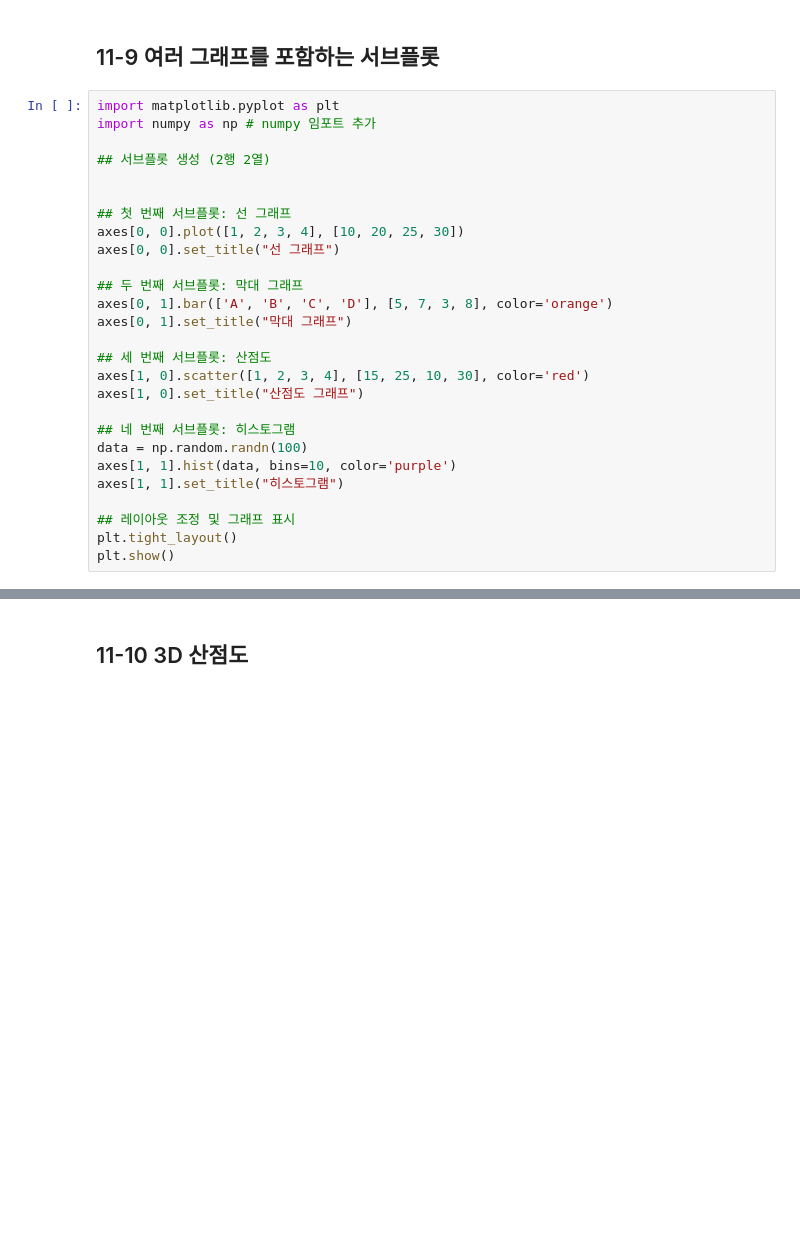
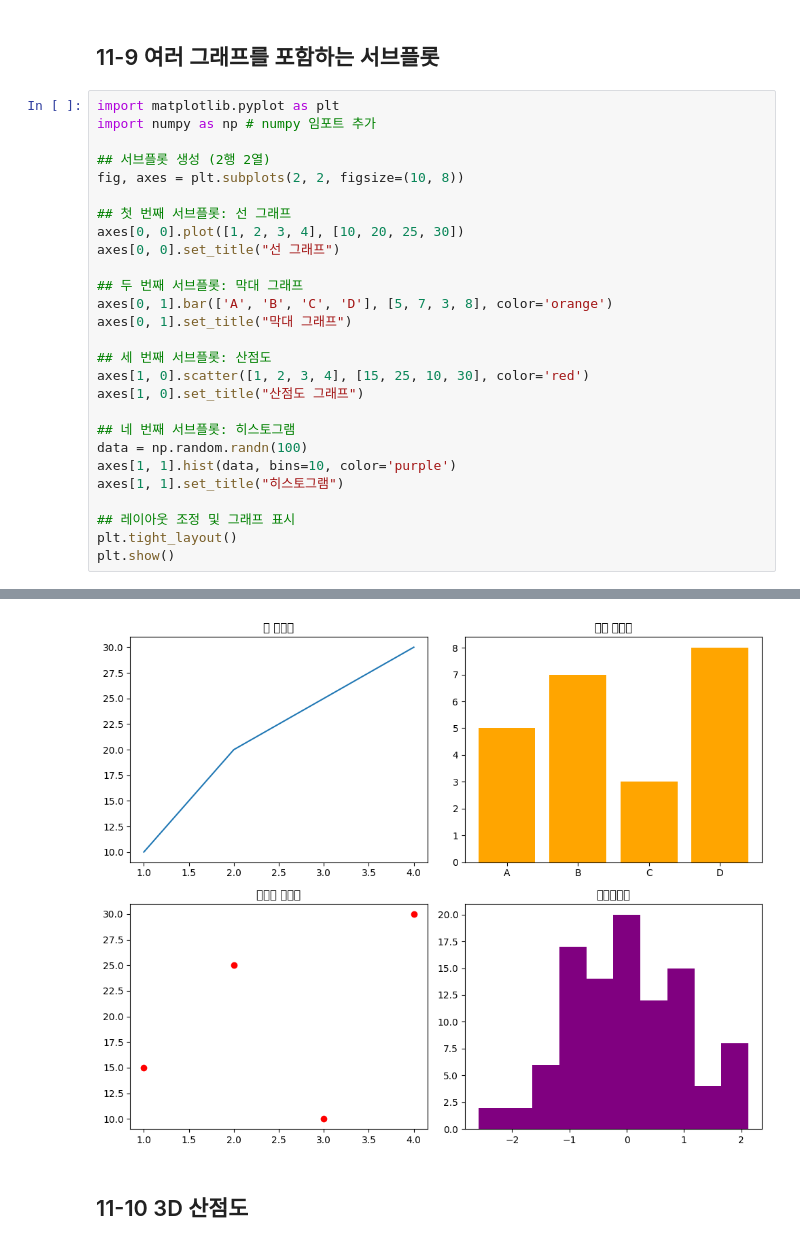
Before and after one commit to twkim1078/Data-Analysis-with-Open-Source, a Jupyter notebook: 오픈소스_데이터_분석_11강.ipynb, the cells around one changed output, grey strips where cells are left out. Drawn from its saved outputs; the diff is of its cells as text; blank space fills up the shorter version.

```diff
--- a/오픈소스_데이터_분석_11강.ipynb
+++ b/오픈소스_데이터_분석_11강.ipynb
@@ -304,7 +362,7 @@ import matplotlib.pyplot as plt
 import numpy as np # numpy 임포트 추가
 
 ## 서브플롯 생성 (2행 2열)
-
+fig, axes = plt.subplots(2, 2, figsize=(10, 8))
 
 ## 첫 번째 서브플롯: 선 그래프
 axes[0, 0].plot([1, 2, 3, 4], [10, 20, 25, 30])
@@ -326,3 +384,4 @@ axes[1, 1].set_title("히스토그램")
 ## 레이아웃 조정 및 그래프 표시
 plt.tight_layout()
 plt.show()
+# %% [output]
@@ -329,3 +405,4 @@ plt.show()
+[figure, added]
 # %% [markdown]
 ## 11-10 3D 산점도
 # %%
```
Also changed, not shown: parts of 14 cells of this notebook.
